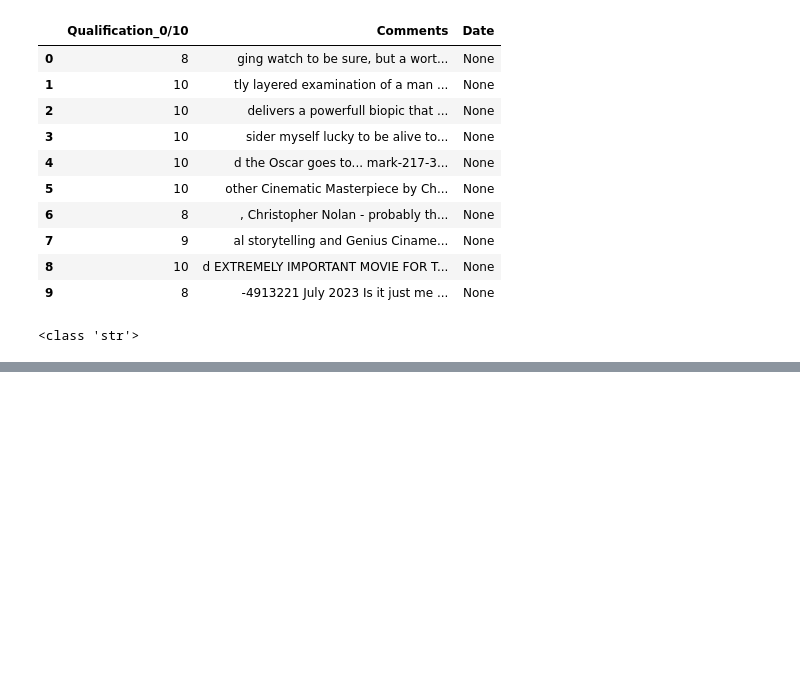
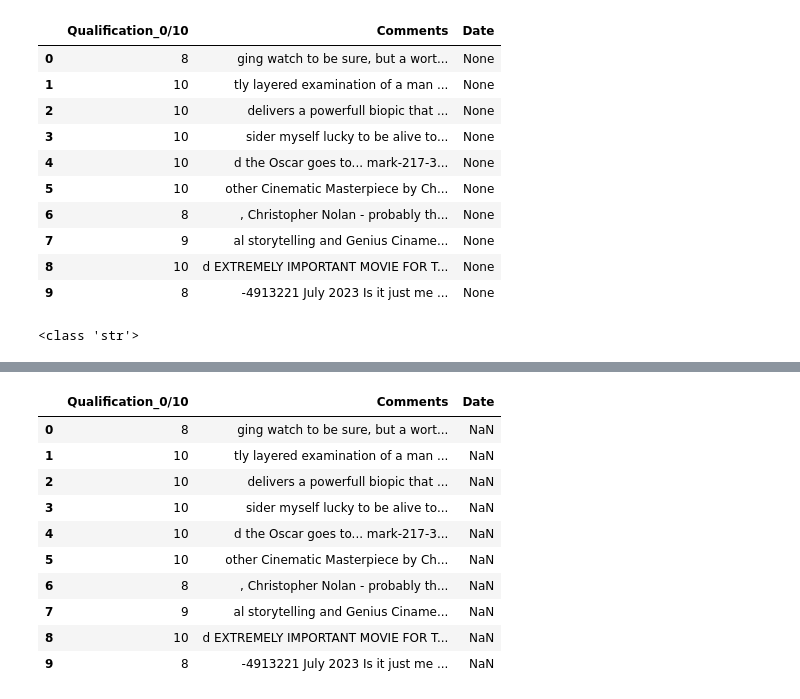
Before and after one commit to BlackEddit/Basics_cides_to_data_analitycs, a Jupyter notebook: basic_to_clean.ipynb, the cells around one changed output, grey strips where cells are left out. Saved outputs shown, nothing was run; the diff lists cells and outputs as text; code cells hidden in the pictures; blank space fills up the shorter version.

```diff
--- a/basic_to_clean.ipynb
+++ b/basic_to_clean.ipynb
@@ -312,6 +312,29 @@ class data_analyst:
 
         else:
             print(f'There is not file uploda yet')
+
+
+    def find_non_numeric_values(self, column_name):
+        """
+        Find the non-numeric values in a expecify column, DF of pandas.
+
+        Args:
+        - Column_Name (str)
+
+        Returns:
+        - List with non numeric values, to check it
+
+        Esta función itera a través de los valores en la columna especificada, intentando convertir
+        cada valor en un número. Si la conversión falla, el valor se considera no numérico y se agrega
+        a una lista, que luego se devuelve.
+
+        """
+        if self.data is not None:
+            non_numeric_values = [ value for value in self.data[column_name] if not is_numeric(value)]
+            return non_numeric_values
+
+        else:
+            print('There is not file upload yet')
 # %%
 # En primera forma lo instanciamos
 Oppenhim_File = data_analyst("imdb_oppenhimmer_Uncleaned.csv") # Instanciacion de objeto open
@@ -616,0 +655,20 @@ print(type(sample_value))
+# %%
+# Patrón de expresión regular para una fecha en el formato "20 July 2023"
+pattern = re.compile(r'\b\d{1,2}\s(Jan(?:uary)?|Feb(?:ruary)?|Mar(?:ch)?|Apr(?:il)?|May|Jun(?:e)?|Jul(?:y)?|Aug(?:ust)?|Sep(?:tember)?|Oct(?:ober)?|(?:Nov|Dec)(?:ember)?)\s\d{4}\b')
+
+        # Usar 'str.extract' en la columna para encontrar la primera coincidencia del patrón
+Oppenhim_File.data['Date'] = Oppenhim_File.data["Comments"].str.extract(pattern)
+# %%
+Oppenhim_File.show_rows()
+# %% [output]
+|  | Qualification_0/10 | Comments | Date |
+| 0 | 8 | ging watch to be sure, but a wort... | NaN |
+| 1 | 10 | tly layered examination of a man ... | NaN |
+| 2 | 10 | delivers a powerfull biopic that ... | NaN |
+| 3 | 10 | sider myself lucky to be alive to... | NaN |
+| 4 | 10 | d the Oscar goes to... mark-217-3... | NaN |
+| 5 | 10 | other Cinematic Masterpiece by Ch... | NaN |
+| 6 | 8 | , Christopher Nolan - probably th... | NaN |
+| 7 | 9 | al storytelling and Genius Ciname... | NaN |
+| 8 | 10 | d EXTREMELY IMPORTANT MOVIE FOR T... | NaN |
+| 9 | 8 | -4913221 July 2023 Is it just me ... | NaN |
```
Also changed, not shown: parts of 2 cells of this notebook.
